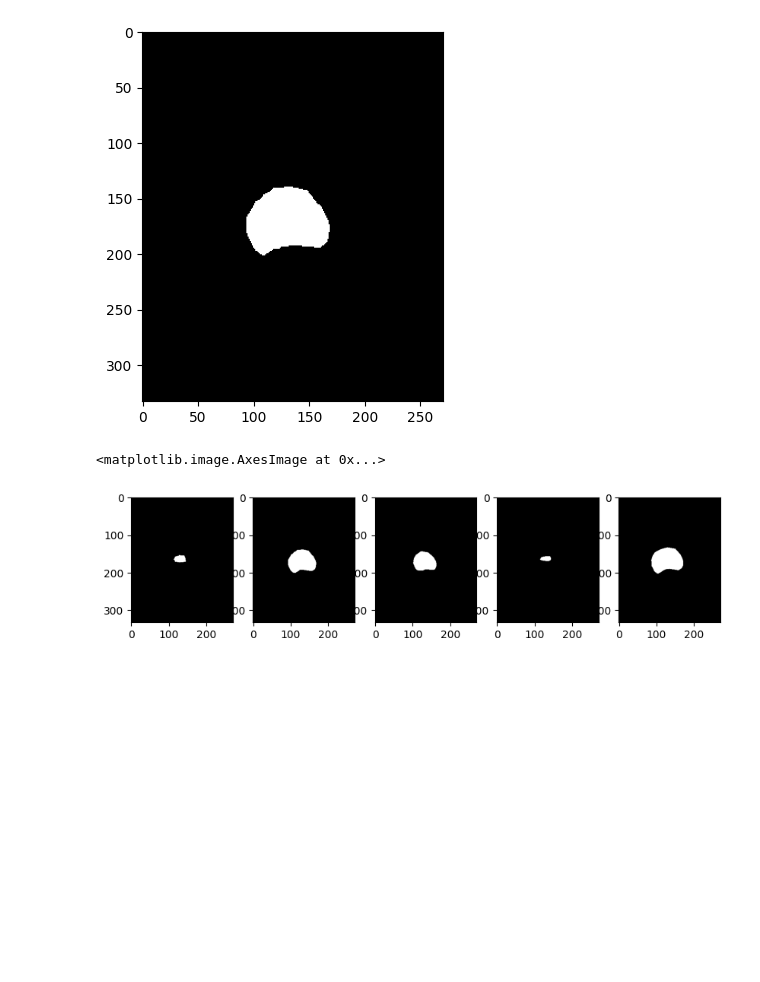
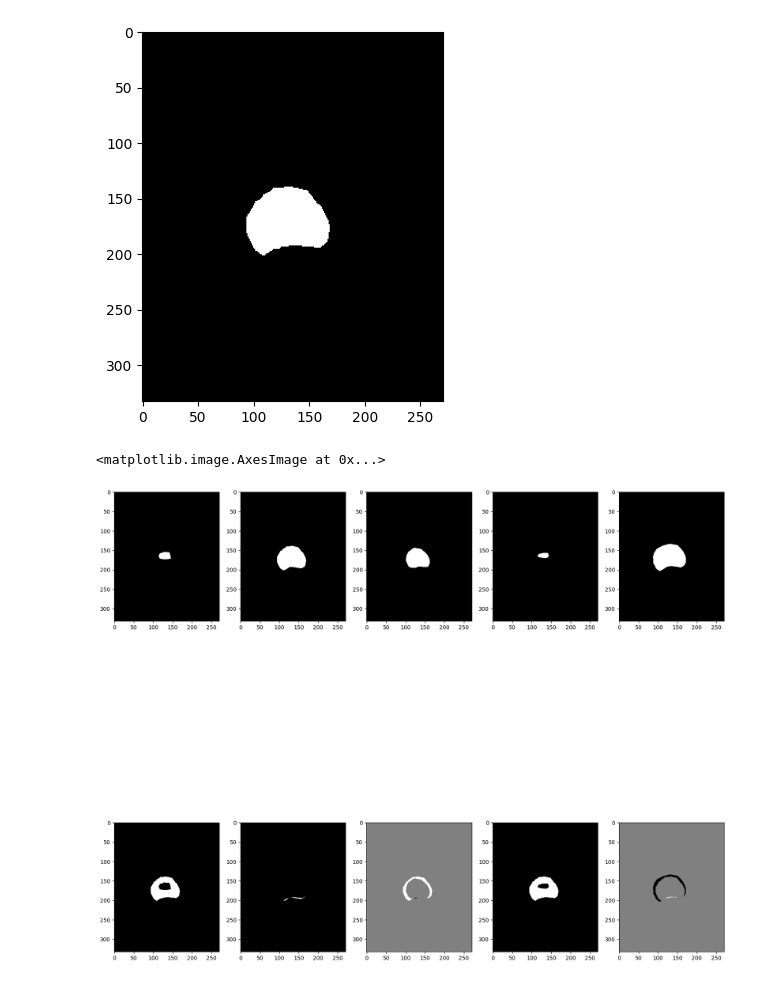
Before and after one commit to LarsV167/Capita_selecta, a Jupyter notebook: Staple.ipynb, the cells around one changed output. Saved outputs shown, nothing was run; the diff lists cells and outputs as text; code cells hidden in the pictures; blank space fills up the shorter version.

```diff
--- a/Staple.ipynb
+++ b/Staple.ipynb
@@ -59,16 +62,29 @@ plt.imshow(multi_atlas,cmap='gray')
 <matplotlib.image.AxesImage at 0x...>
 [figure]
 # %%
+#Even gekeken hoe de masks eruit zien.
+
 data_path=r'C:\Users\20181758\Documents\master\Q3\capita\TrainingData\TrainingData\p107\prostaat.mhd'
 im=imageio.imread(data_path)
 
-fig,ax=plt.subplots(1,5,figsize=(10,10))
+fig,ax=plt.subplots(2,5,figsize=(20,20))
 
-ax[0].imshow(im[34,:,:],cmap='gray')
-ax[1].imshow(im[42,:,:],cmap='gray')
-ax[2].imshow(im[39,:,:],cmap='gray')
-ax[3].imshow(im[33,:,:],cmap='gray')
-ax[4].imshow(im[45,:,:],cmap='gray')
+dif1=multi_atlas-im[34,:,:]
+dif2=im[42,:,:]-multi_atlas
+dif3=multi_atlas-im[39,:,:]
+dif4=multi_atlas-im[33,:,:]
+dif5=multi_atlas-im[45,:,:]
+
+ax[0,0].imshow(im[34,:,:],cmap='gray')
+ax[0,1].imshow(im[42,:,:],cmap='gray')
+ax[0,2].imshow(im[39,:,:],cmap='gray')
+ax[0,3].imshow(im[33,:,:],cmap='gray')
+ax[0,4].imshow(im[45,:,:],cmap='gray')
+ax[1,0].imshow(dif1,cmap='gray')
+ax[1,1].imshow(dif2,cmap='gray')
+ax[1,2].imshow(dif3,cmap='gray')
+ax[1,3].imshow(dif4,cmap='gray')
+ax[1,4].imshow(dif5,cmap='gray')
 # %% [output]
 <matplotlib.image.AxesImage at 0x...>
-[figure, old version]
+[figure, new version]
```
Also changed, not shown: parts of 2 cells of this notebook.
